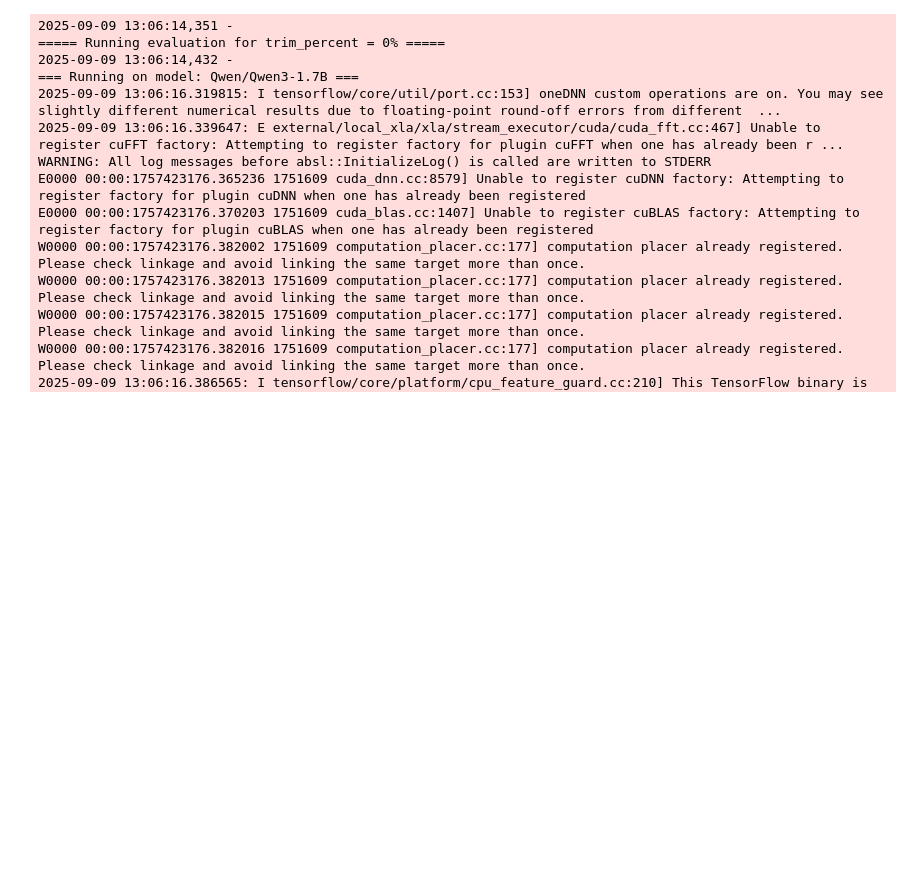
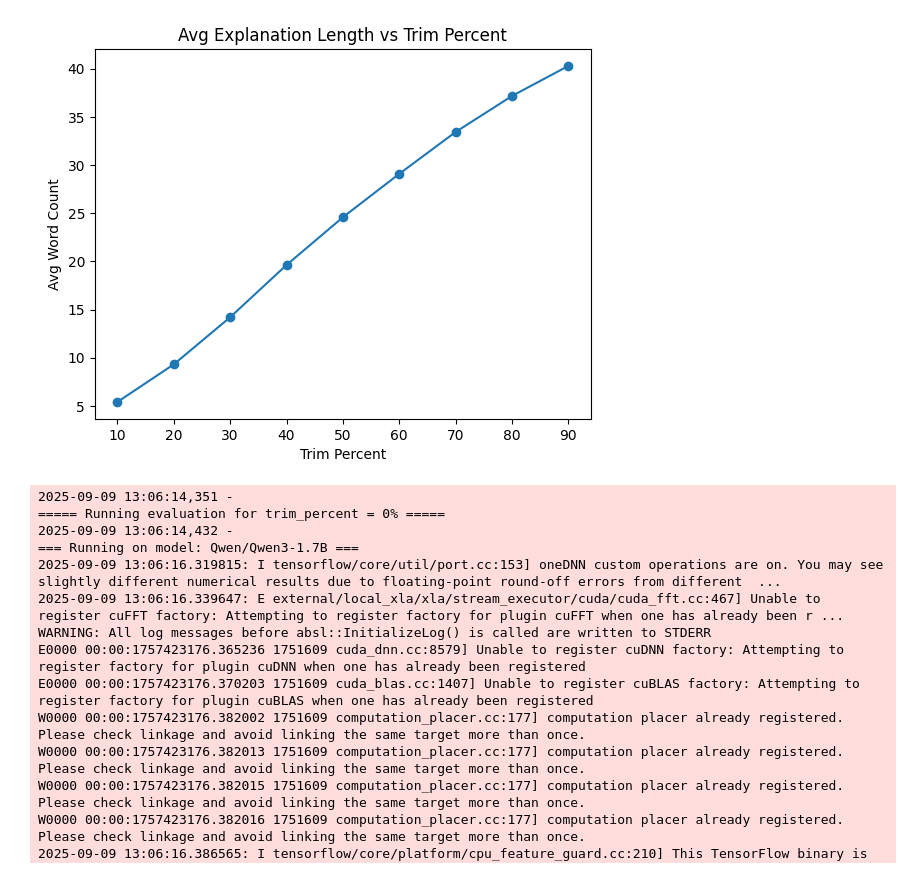
Before and after one commit to alizahedzadeh/LLM-Self-Explanation-IB-Bilingual, a Jupyter notebook: test_cns.ipynb, the cells around one changed output. Saved outputs shown, nothing was run; the diff lists cells and outputs as text; code cells hidden in the pictures; blank space fills up the shorter version.

```diff
--- a/test_cns.ipynb
+++ b/test_cns.ipynb
@@ -5,15 +7,15 @@ import os
 
 # ─────── Load all concise rewrite files ───────
 file_paths = [
-    "concise_rewrites_10.csv",
-    "concise_rewrites_20.csv",
-    "concise_rewrites_30.csv",
-    "concise_rewrites_40.csv",
-    "concise_rewrites_50.csv",
-    "concise_rewrites_60.csv",
-    "concise_rewrites_70.csv",
-    "concise_rewrites_80.csv",
-    "concise_rewrites_90.csv",
+    "/home/a_zahedzadeh/self-explaination-thesis/results/models/prediction/gpt_4o_mini/en/concise_rewrites_10.csv",
+    "/home/a_zahedzadeh/self-explaination-thesis/results/models/prediction/gpt_4o_mini/en/concise_rewrites_30.csv",
+    "/home/a_zahedzadeh/self-explaination-thesis/results/models/prediction/gpt_4o_mini/en/concise_rewrites_20.csv",
+    "/home/a_zahedzadeh/self-explaination-thesis/results/models/prediction/gpt_4o_mini/en/concise_rewrites_40.csv",
+    "/home/a_zahedzadeh/self-explaination-thesis/results/models/prediction/gpt_4o_mini/en/concise_rewrites_50.csv",
+    "/home/a_zahedzadeh/self-explaination-thesis/results/models/prediction/gpt_4o_mini/en/concise_rewrites_60.csv",
+    "/home/a_zahedzadeh/self-explaination-thesis/results/models/prediction/gpt_4o_mini/en/concise_rewrites_70.csv",
+    "/home/a_zahedzadeh/self-explaination-thesis/results/models/prediction/gpt_4o_mini/en/concise_rewrites_80.csv",
+    "/home/a_zahedzadeh/self-explaination-thesis/results/models/prediction/gpt_4o_mini/en/concise_rewrites_90.csv",
 ]
 
 dfs = []
@@ -76,3 +121,19 @@ Combined Data Sample:
+# %%
+import matplotlib.pyplot as plt
+
+summary_plot = (
+    all_data.groupby("trim_percent")["rewritten_word_count"]
+    .mean()
+    .reset_index()
+)
+
+plt.plot(summary_plot["trim_percent"], summary_plot["rewritten_word_count"], marker="o")
+plt.xlabel("Trim Percent")
+plt.ylabel("Avg Word Count")
+plt.title("Avg Explanation Length vs Trim Percent")
+plt.show()
+# %% [output]
+[figure, added]
 # %%
 from src.evaluation.explaination_evaluator import evaluate_models_with_masked_explanation
 # %%
```
Also changed, not shown: parts of 20 cells of this notebook, 28 other files.
